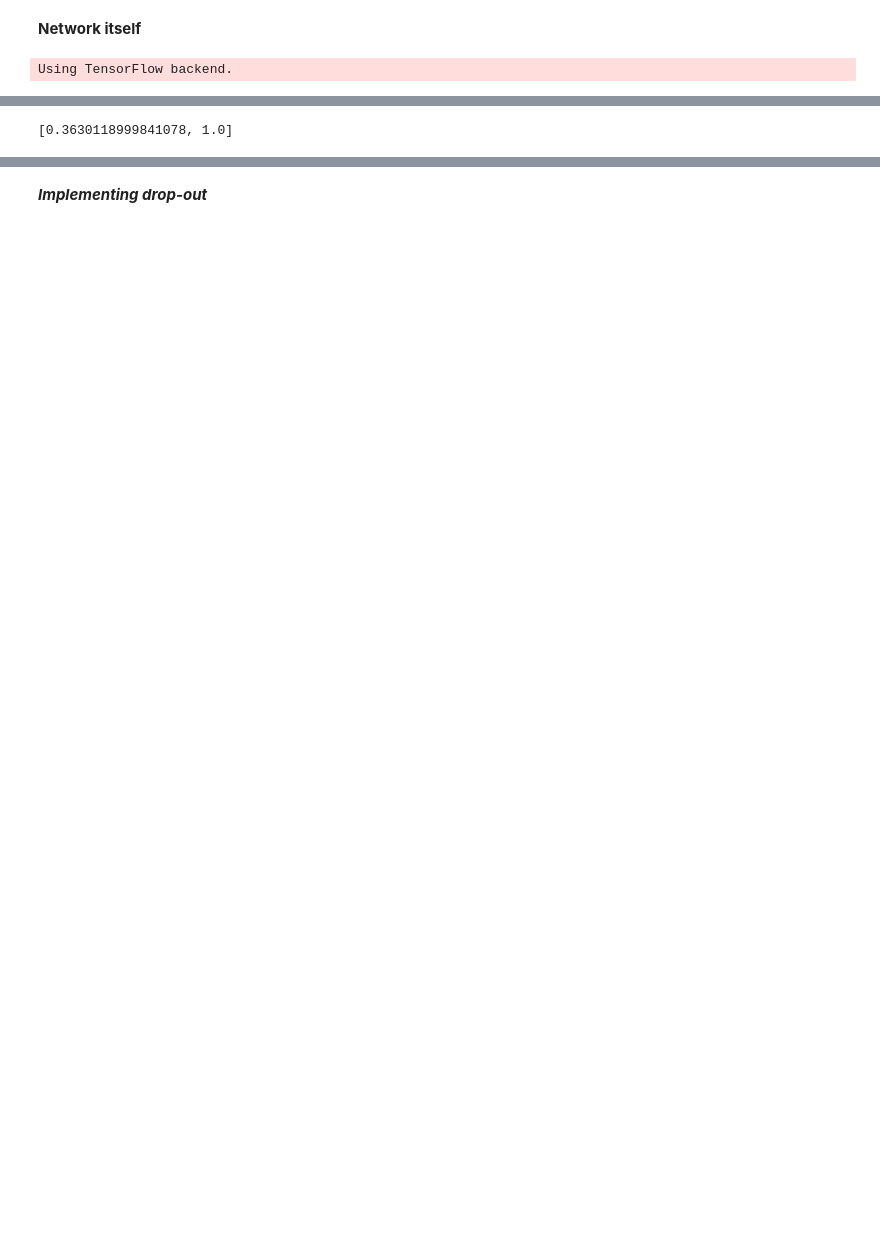
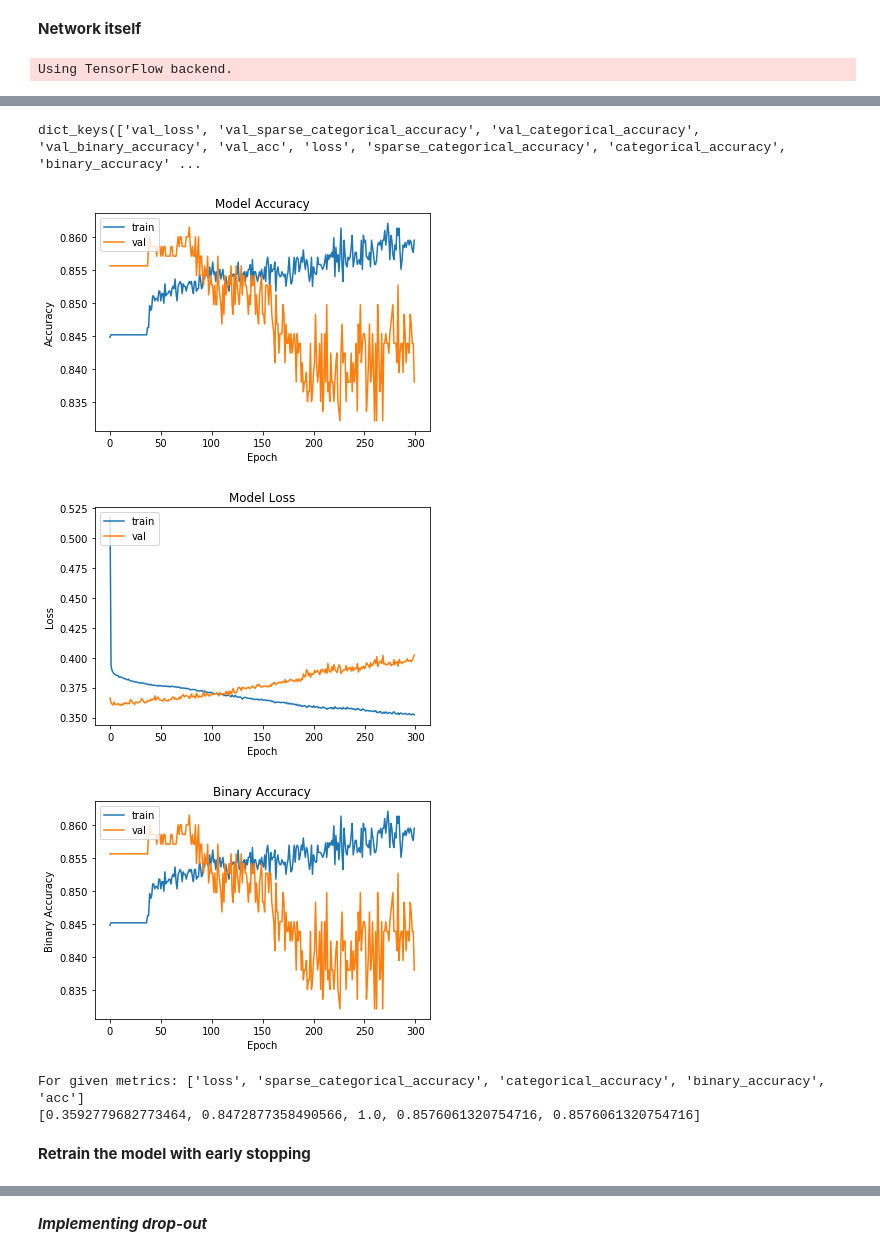
Before and after one commit to nastyh/Unbalanced-Dataset, a Jupyter notebook: Unbalanced_Dataset_NN.ipynb, the cells around one changed output, grey strips where cells are left out. Saved outputs shown, nothing was run; the diff lists cells and outputs as text; code cells hidden in the pictures; blank space fills up the shorter version.

```diff
--- a/Unbalanced_Dataset_NN.ipynb
+++ b/Unbalanced_Dataset_NN.ipynb
@@ -94,2 +103,0 @@ X_test = sc.transform(X_test)
-# %%
-y_train = y_train.values
@@ -122,3 +116,0 @@ classifier.add(Dense(units = 1, kernel_initializer = 'uniform', activation = 'si
-# %%
-# Compiling the ANN
-classifier.compile(optimizer = 'adam', loss = 'binary_crossentropy', metrics = ['categorical_accuracy'])
@@ -133,3 +117,13 @@ Use tf.where in 2.0, which has the same broadcast rule as np.where
+# %%
+classifier.add(Dense(units = 8, kernel_initializer = 'uniform', activation = 'relu', input_dim= 15))
+# Adding the second hidden layer
+classifier.add(Dense(units = 8, kernel_initializer = 'uniform', activation = 'relu'))
+# Adding the output layer
+classifier.add(Dense(units = 1, kernel_initializer = 'uniform', activation = 'sigmoid'))
+
+# Compiling the ANN
+# classifier.compile(optimizer = 'adam', loss = 'binary_crossentropy', metrics = ['categorical_accuracy'])
+classifier.compile(optimizer = 'adam', loss = 'binary_crossentropy', metrics = ['sparse_categorical_accuracy', 'categorical_accuracy','binary_accuracy', 'accuracy'])
 # %%
 # Fitting the ANN to the Training set
-classifier.fit(X_train, y_train, batch_size = 10, epochs = 100)
+history1 = classifier.fit(X_train, y_train, validation_split=0.2, batch_size = 10, epochs = 300, verbose = 0)
@@ -140,6 +132,47 @@ y_pred = (y_pred > 0.5)
+# %%
+# What history1 stores:
+history1.history.keys()
+# %% [output]
+dict_keys(['val_loss', 'val_sparse_categorical_accuracy', 'val_categorical_accuracy', 'val_binary_accuracy', 'val_acc', 'loss', 'sparse_categorical_accuracy', 'categorical_accuracy', 'binary_accuracy' ...
+# %%
+# plot metrics
+
+
+plt.plot(history1.history['acc'])
+plt.plot(history1.history['val_acc'])
+plt.title('Model Accuracy')
+plt.ylabel('Accuracy')
+plt.xlabel('Epoch')
+plt.legend(['train', 'val'], loc='upper left')
+plt.show()
+
+
+plt.plot(history1.history['loss'])
+plt.plot(history1.history['val_loss'])
+plt.title('Model Loss')
+plt.ylabel('Loss')
+plt.xlabel('Epoch')
+plt.legend(['train', 'val'], loc='upper left')
+plt.show()
+
+plt.plot(history1.history['binary_accuracy'])
+plt.plot(history1.history['val_binary_accuracy'])
+plt.title('Binary Accuracy')
+plt.ylabel('Binary Accuracy')
+plt.xlabel('Epoch')
+plt.legend(['train', 'val'], loc='upper left')
+plt.show()
+# %% [output]
+[figure, added]
+[figure, added]
+[figure, added]
 # %%
-score = classifier.evaluate(X_train, y_train, verbose = 0)
-score
-# first is MSE, second is accuracy -- very strange
+score1 = classifier.evaluate(X_train, y_train, verbose = 0)
-# %% [output]
-[0.3630118999841078, 1.0]
+# %%
+print("For given metrics: {}".format(classifier.metrics_names))
+print(score1)
+# %% [output]
+For given metrics: ['loss', 'sparse_categorical_accuracy', 'categorical_accuracy', 'binary_accuracy', 'acc']
+[0.3592779682773464, 0.8472877358490566, 1.0, 0.8576061320754716, 0.8576061320754716]
+# %% [markdown]
+**Retrain the model with early stopping**
```
Also changed, not shown: parts of 59 cells of this notebook.
